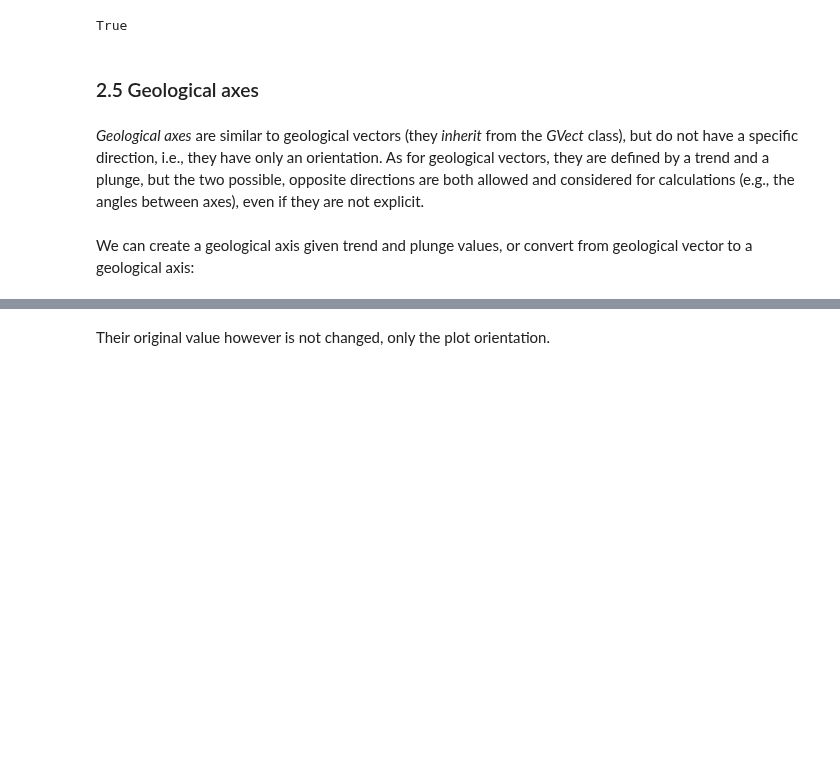
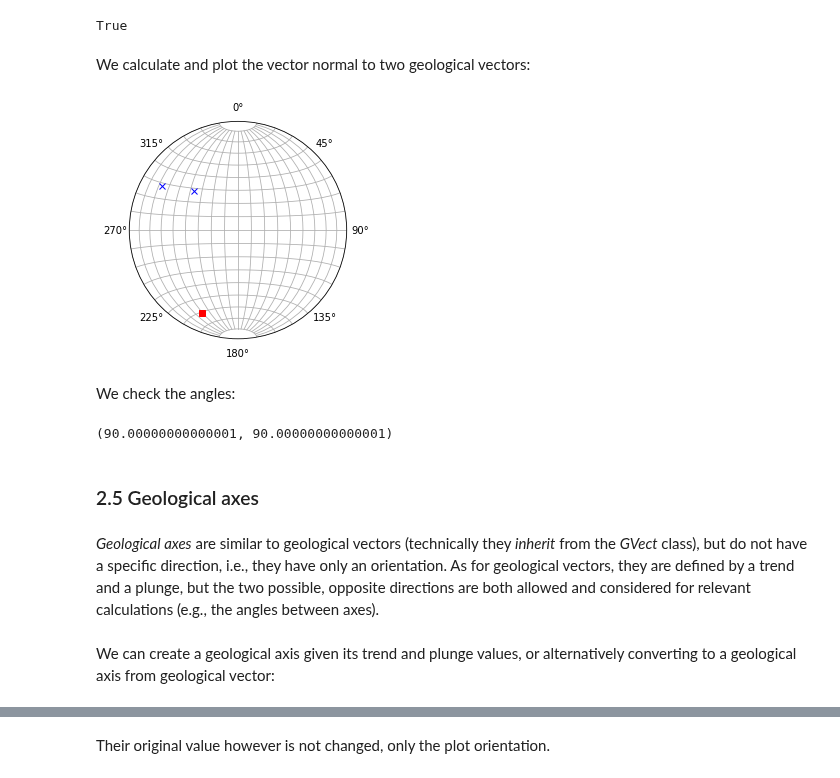
Before and after one commit to mauroalberti/gsf, a Jupyter notebook: notebooks/pygsf 1 - geometry.ipynb, the cells around one changed output, grey strips where cells are left out. Cells and saved outputs as stored; diff of their text form; code cells hidden in the pictures; blank space fills up the shorter version.

```diff
--- a/notebooks/pygsf 1 - geometry.ipynb
+++ b/notebooks/pygsf 1 - geometry.ipynb
@@ -220,10 +215,24 @@ True
 GVect(90, 0).is_suborthogonal(GVect(0, 89.5))
 # %% [output]
 True
+# %% [markdown]
+We calculate and plot the vector normal to two geological vectors:
+# %%
+ngv = gv2.normal_gvect(gv3)  # geological vector normal to gv2 and gv3 geological vectors
+# %%
+splot([gv2, gv3, (ngv, "m=s,c=red")])
+# %% [output]
+[figure, added]
+# %% [markdown]
+We check the angles:
+# %%
+gv2.angle(ngv), gv3.angle(ngv)
+# %% [output]
+(90.00000000000001, 90.00000000000001)
 # %% [markdown]
 ### 2.5 Geological axes
 # %% [markdown]
-*Geological axes* are similar to geological vectors (they *inherit* from the *GVect* class), but do not have a specific direction, i.e., they have only an orientation. As for geological vectors, they are defined by a trend and a plunge, but the two possible, opposite directions are both allowed and considered for calculations (e.g., the angles between axes), even if they are not explicit.
+*Geological axes* are similar to geological vectors (technically they *inherit* from the *GVect* class), but do not have a specific direction, i.e., they have only an orientation. As for geological vectors, they are defined by a trend and a plunge, but the two possible, opposite directions are both allowed and considered for relevant calculations (e.g., the angles between axes).
 # %% [markdown]
-We can create a geological axis given trend and plunge values, or convert from geological vector to a geological axis:
+We can create a geological axis given its trend and plunge values, or alternatively converting to a geological axis from geological vector:
 # %%
```
Also changed, not shown: parts of 80 cells of this notebook, 1 other file.
